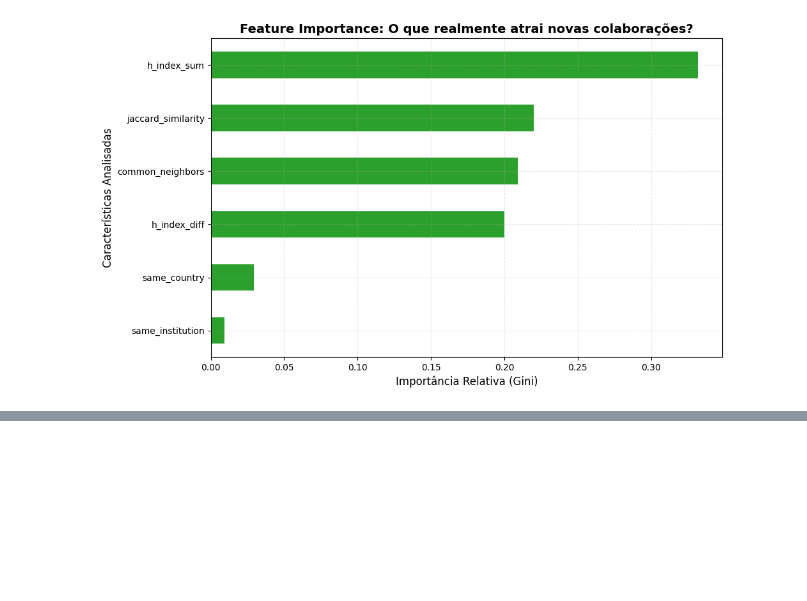
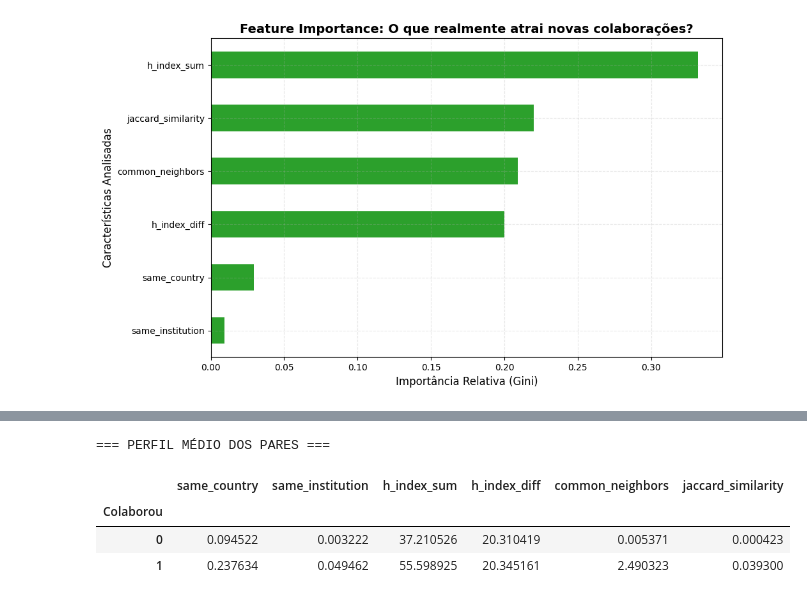
Before and after one commit to BSBContreras/link-prediction, a Jupyter notebook: link_prediction_analyzsis_database_v2.ipynb, the cells around one changed output, grey strips where cells are left out. Cells and saved outputs as stored; diff of their text form; code cells hidden in the pictures; blank space fills up the shorter version.

```diff
--- a/link_prediction_analyzsis_database_v2.ipynb
+++ b/link_prediction_analyzsis_database_v2.ipynb
@@ -303,0 +357,15 @@ Não Colaborou (0)       0.79      0.83      0.81       931
+# %%
+print("\n=== PERFIL MÉDIO DOS PARES ===")
+# Junta o X_test com a resposta real y_test
+analise_df = X_test.copy()
+analise_df['Colaborou'] = y_test
+
+# Calcula a média das características para o grupo 0 e o grupo 1
+perfis = analise_df.groupby('Colaborou').mean()
+display(perfis)
+# %% [output]
+=== PERFIL MÉDIO DOS PARES ===
+|  | same_country | same_institution | h_index_sum | h_index_diff | common_neighbors | jaccard_similarity |
+| Colaborou |  |  |  |  |  |  |
+| 0 | 0.094522 | 0.003222 | 37.210526 | 20.310419 | 0.005371 | 0.000423 |
+| 1 | 0.237634 | 0.049462 | 55.598925 | 20.345161 | 2.490323 | 0.039300 |
```
Also changed, not shown: parts of 2 cells of this notebook, 1 other file.
